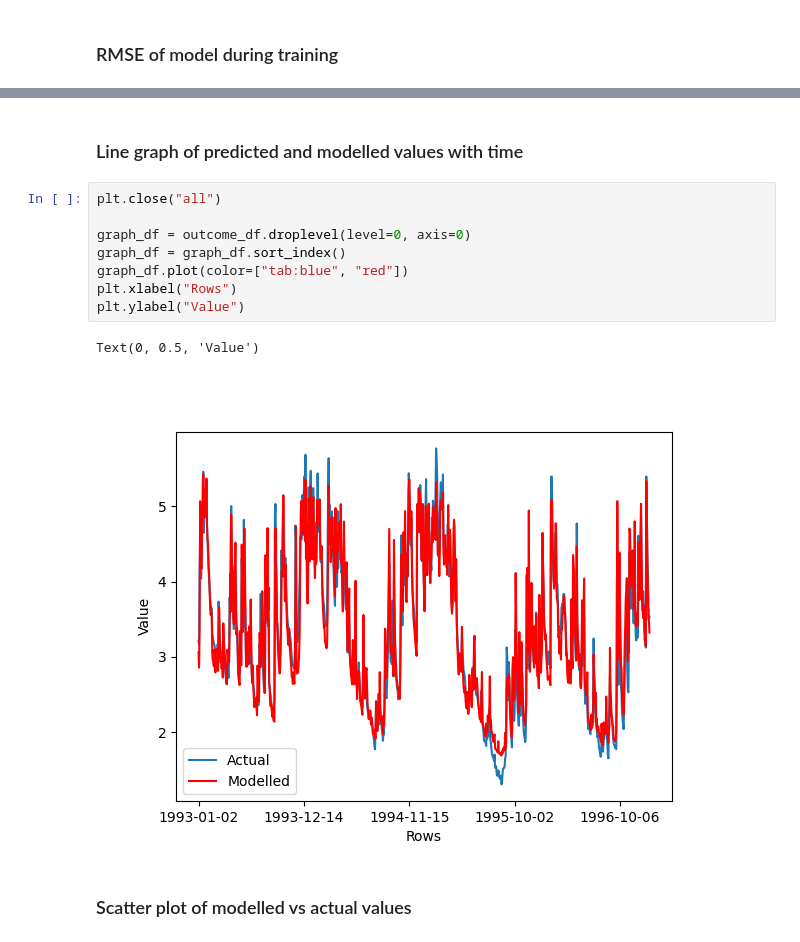
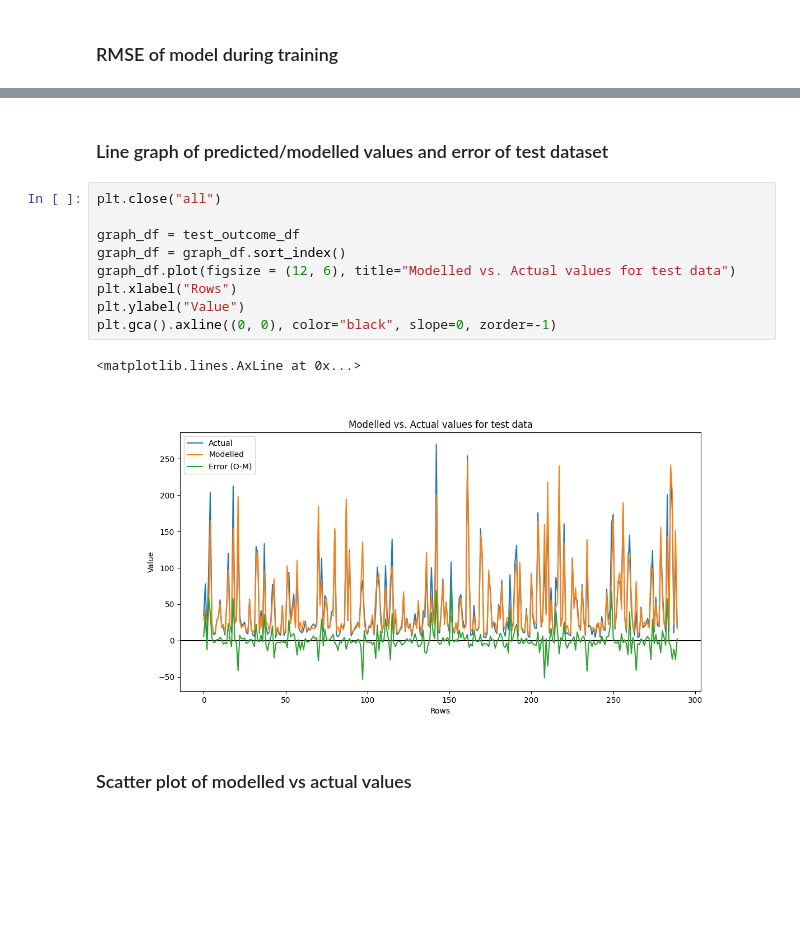
Before and after one commit to usetoconfuse/ai-flow-predictor, a Jupyter notebook: visualisation.ipynb, the cells around one changed output, grey strips where cells are left out. Drawn from its saved outputs; the diff is of its cells as text; blank space fills up the shorter version.

```diff
--- a/visualisation.ipynb
+++ b/visualisation.ipynb
@@ -257,16 +274,17 @@ plt.legend(title="Dataset")
 # %% [markdown]
-### Line graph of predicted and modelled values with time
+### Line graph of predicted/modelled values and error of test dataset
 # %%
 plt.close("all")
 
-graph_df = outcome_df.droplevel(level=0, axis=0)
+graph_df = test_outcome_df
 graph_df = graph_df.sort_index()
-graph_df.plot(color=["tab:blue", "red"])
+graph_df.plot(figsize = (12, 6), title="Modelled vs. Actual values for test data")
 plt.xlabel("Rows")
 plt.ylabel("Value")
+plt.gca().axline((0, 0), color="black", slope=0, zorder=-1)
 # %% [output]
-Text(0, 0.5, 'Value')
+<matplotlib.lines.AxLine at 0x...>
-[figure, old version]
+[figure, new version]
 # %% [markdown]
 ### Scatter plot of modelled vs actual values
 # %%
```
Also changed, not shown: parts of 3 cells of this notebook, 14 other files.
